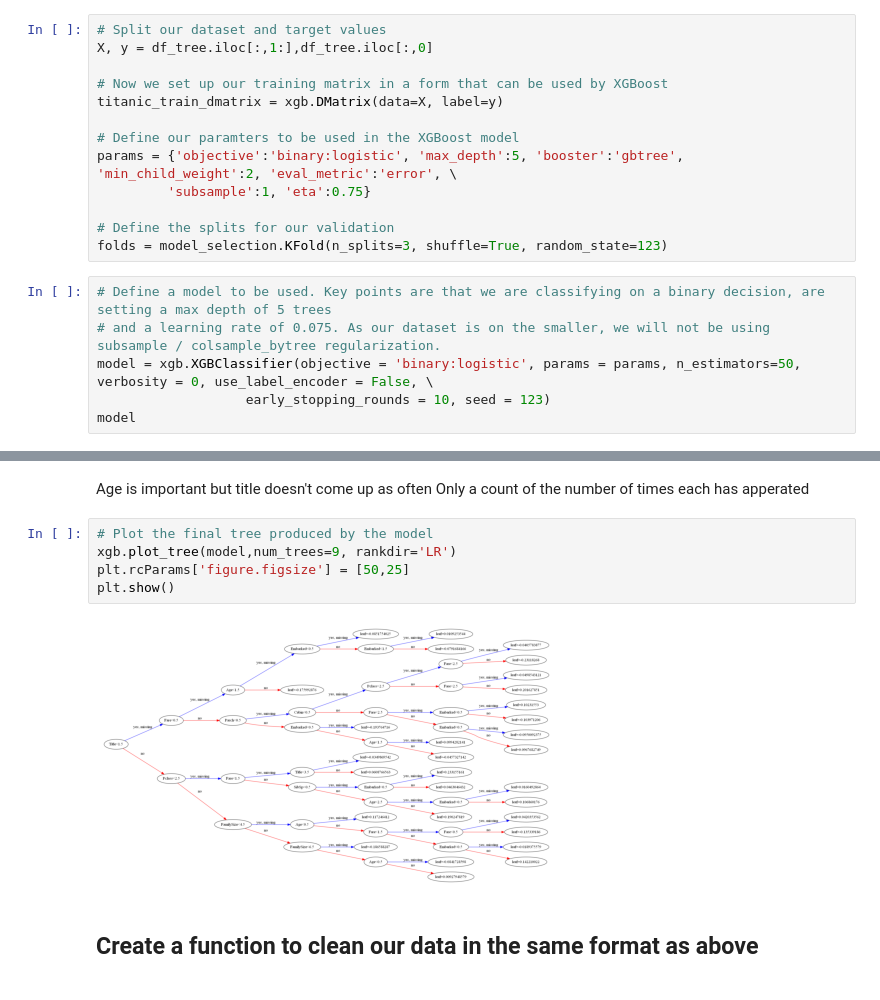
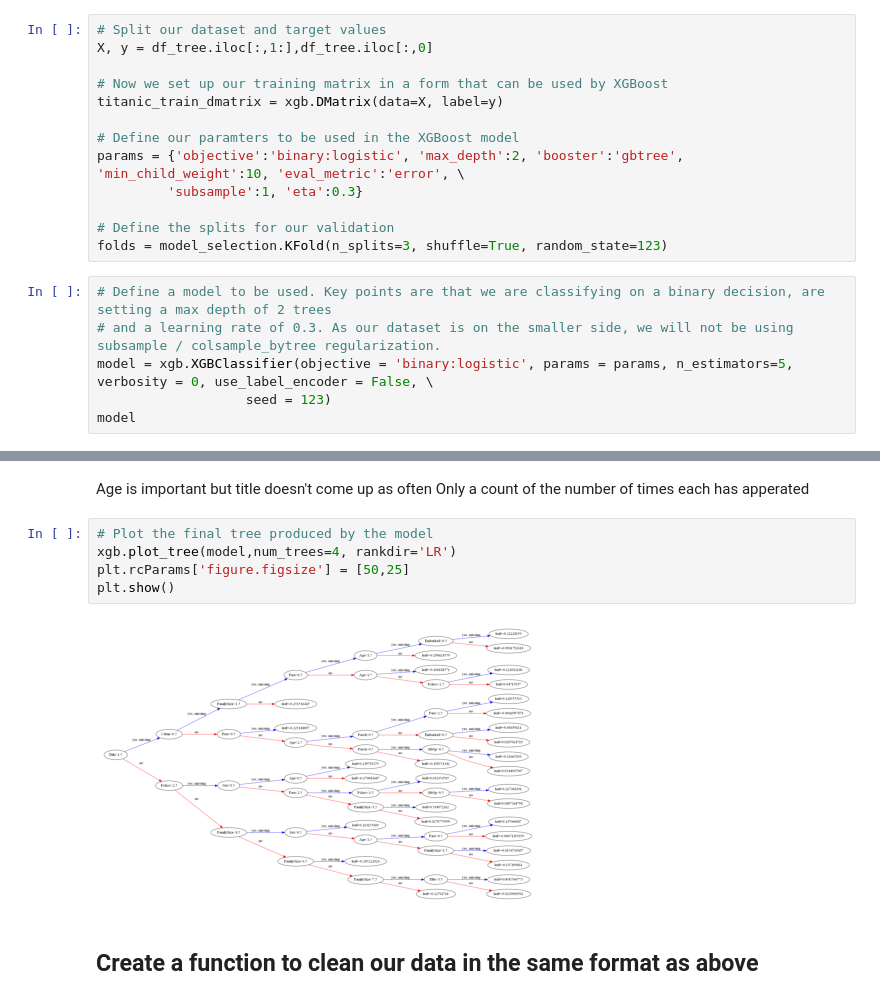
Before and after one commit to treetops81/Titanic---XGBoost, a Jupyter notebook: Titanic.ipynb, the cells around one changed output, grey strips where cells are left out. Cells and saved outputs as stored; diff of their text form.

```diff
--- a/Titanic.ipynb
+++ b/Titanic.ipynb
@@ -176,16 +176,16 @@ X, y = df_tree.iloc[:,1:],df_tree.iloc[:,0]
 titanic_train_dmatrix = xgb.DMatrix(data=X, label=y)
 
 # Define our paramters to be used in the XGBoost model
-params = {'objective':'binary:logistic', 'max_depth':5, 'booster':'gbtree', 'min_child_weight':2, 'eval_metric':'error', \
-         'subsample':1, 'eta':0.75}
+params = {'objective':'binary:logistic', 'max_depth':2, 'booster':'gbtree', 'min_child_weight':10, 'eval_metric':'error', \
+         'subsample':1, 'eta':0.3}
 
 # Define the splits for our validation
 folds = model_selection.KFold(n_splits=3, shuffle=True, random_state=123)
 # %%
-# Define a model to be used. Key points are that we are classifying on a binary decision, are setting a max depth of 5 trees
-# and a learning rate of 0.075. As our dataset is on the smaller, we will not be using subsample / colsample_bytree regularization.
-model = xgb.XGBClassifier(objective = 'binary:logistic', params = params, n_estimators=50, verbosity = 0, use_label_encoder = False, \
-                   early_stopping_rounds = 10, seed = 123)
+# Define a model to be used. Key points are that we are classifying on a binary decision, are setting a max depth of 2 trees
+# and a learning rate of 0.3. As our dataset is on the smaller side, we will not be using subsample / colsample_bytree regularization.
+model = xgb.XGBClassifier(objective = 'binary:logistic', params = params, n_estimators=5, verbosity = 0, use_label_encoder = False, \
+                   seed = 123)
 model
 # %% [output]
 XGBClassifier(base_score=None, booster=None, colsample_bylevel=None,
@@ -240,11 +234,11 @@ Age is important but title doesn't come up as often
 Only a count of the number of times each has apperated
 # %%
 # Plot the final tree produced by the model
-xgb.plot_tree(model,num_trees=9, rankdir='LR')
+xgb.plot_tree(model,num_trees=4, rankdir='LR')
 plt.rcParams['figure.figsize'] = [50,25]
 plt.show()
 # %% [output]
-[figure, old version]
+[figure, new version]
 # %% [markdown]
 ## Create a function to clean our data in the same format as above
 # %%
```
Also changed, not shown: parts of 6 cells of this notebook, 1 other file.
